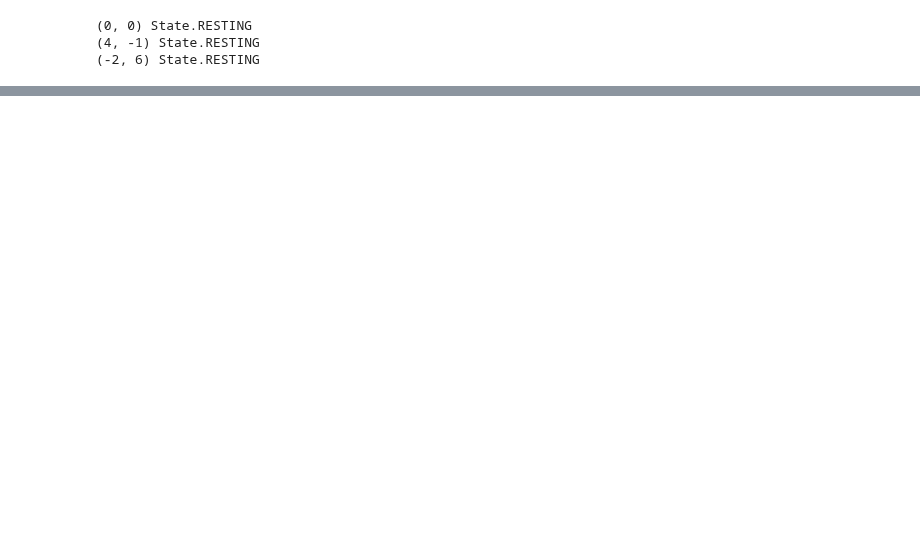
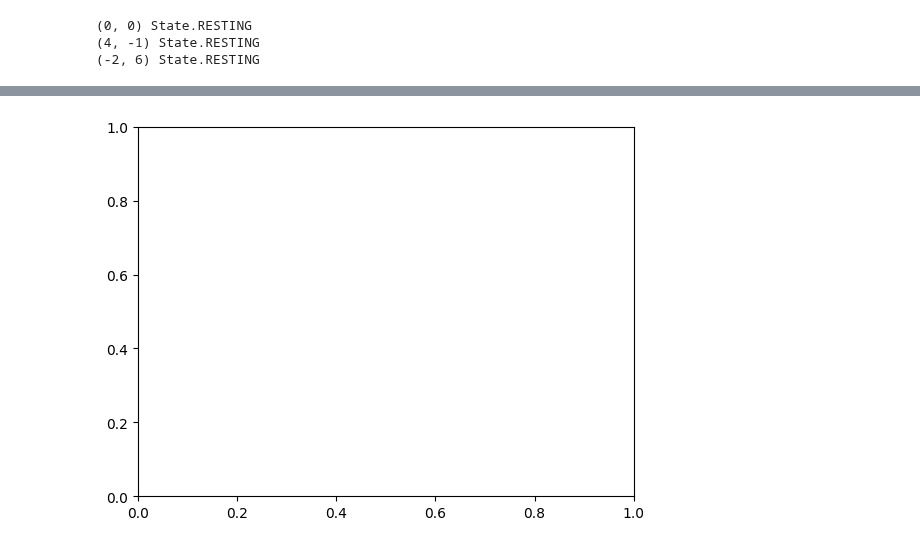
Before and after one commit to jonas4climate/honeybee-colony-abm, a Jupyter notebook: continuous_test.ipynb, the cells around one changed output, grey strips where cells are left out. Cells and saved outputs as stored; diff of their text form; code cells hidden in the pictures; blank space fills up the shorter version.

Commit message:
Started animation code

```diff
--- a/continuous_test.ipynb
+++ b/continuous_test.ipynb
@@ -163,0 +169,12 @@ for bee in bees:
+# %%
+# Create model, a hive, a bee and a single resource
+model = Model(SIZE=10)
+HIVE = model.create_agent(Hive, location=(0,0))
+model.create_agent(Bee, hive=HIVE,location=(0,0))
+model.create_agent(Resource, location=(3,3))
+
+STEPS = 5
+figures = []
+for step in range(STEPS):
+    figures.append([visualize(model,dpi=80,figsize=(5,5),step=step)])
+    model.step()
@@ -163,0 +191,14 @@ for bee in bees:
+# %%
+# Based on PLT tutorial at https://matplotlib.org/stable/gallery/animation/dynamic_image.html
+# and https://matplotlib.org/stable/gallery/animation/simple_scatter.html
+import matplotlib.animation as animation
+
+fig, ax = plt.subplots()
+
+
+ani = animation.ArtistAnimation(fig, figures, interval=50, blit=True,
+                                repeat_delay=1000)
+
+ani.save("movie.mp4")
+# %% [output]
+[figure, added]
```
Also changed, not shown: parts of 4 cells of this notebook.
